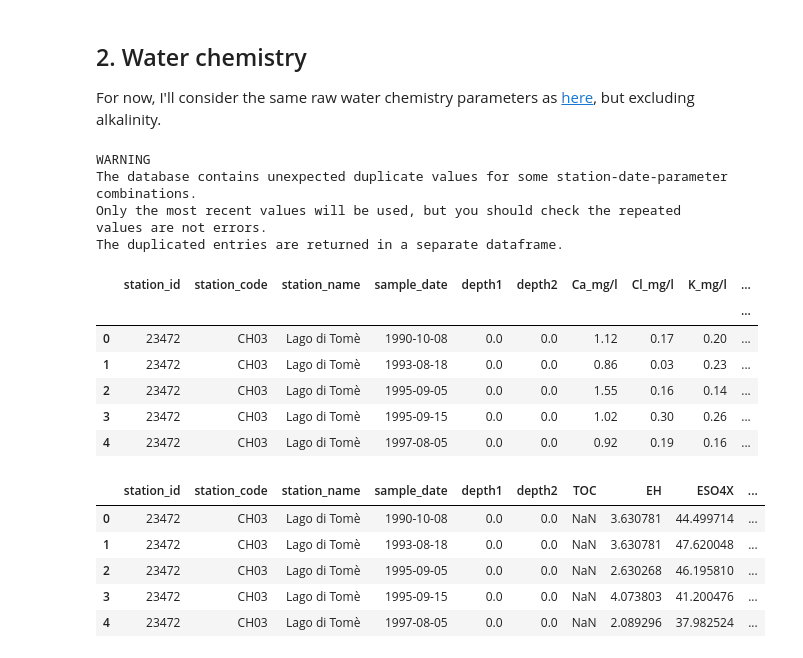
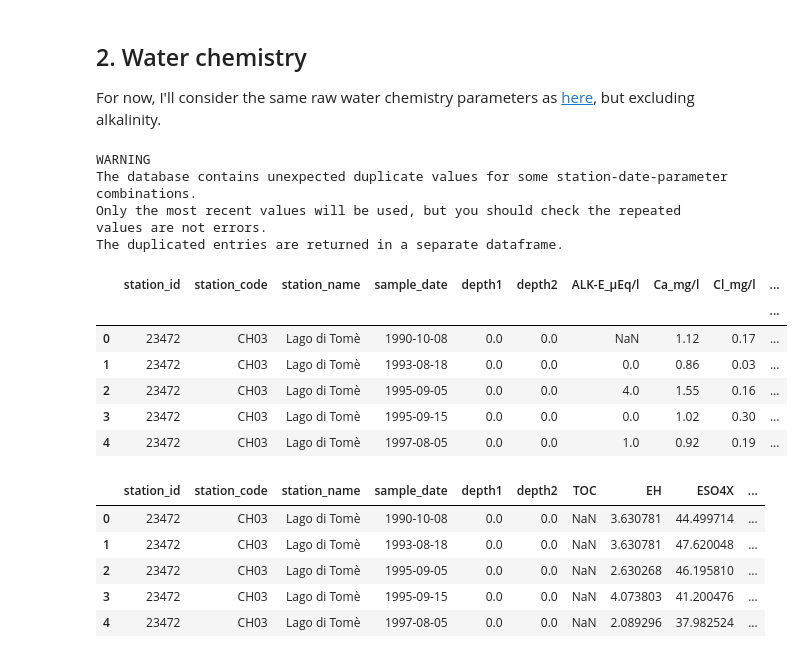
Before and after one commit to JamesSample/icpw, a Jupyter notebook: toc_report_feb_2019_part3.ipynb, the cells around one changed output. Drawn from its saved outputs; the diff is of its cells as text; code cells hidden in the pictures.

```diff
--- a/toc_report_feb_2019_part3.ipynb
+++ b/toc_report_feb_2019_part3.ipynb
@@ -76,33 +77,34 @@ For now, I'll consider the same raw water chemistry parameters as [here](https:/
 # %%
 # User options
 st_dt = '1990-01-01'
 end_dt = '2016-12-31'
 
 # Pars of interest
-pars = ['TOC', 'EH', 'ESO4X', 'ENO3', 'ECaX_EMgX', 'ANC']
-par_list = [1, 5, 6, 7, 8, 11, 12, 13, 14, 49] # All raw pars required to calc those above
+pars = ['TOC', 'EH', 'ESO4X', 'ENO3', 'ECaX_EMgX', 'ANC', 'ALK-E']
+par_list = [1, 5, 6, 7, 8, 11, 12, 13, 14, 49, 65] # All raw pars required to calc those above
 
 # Get chem
 wc_df, dup_df = nivapy.da.select_resa_water_chemistry(stn_df,
                                                       par_list,
                                                       st_dt,
                                                       end_dt,
                                                       eng,
                                                       drop_dups=True,
                                                       lod_flags=False)
+
 wc_df.head()
 # %% [output]
 WARNING
 The database contains unexpected duplicate values for some station-date-parameter combinations.
 Only the most recent values will be used, but you should check the repeated values are not errors.
 The duplicated entries are returned in a separate dataframe.
-|  | station_id | station_code | station_name | sample_date | depth1 | depth2 | Ca_mg/l | Cl_mg/l | K_mg/l | ... |
+|  | station_id | station_code | station_name | sample_date | depth1 | depth2 | ALK-E_µEq/l | Ca_mg/l | Cl_mg/l | ... |
 |  |  |  |  |  |  |  |  |  |  | ... |
-| 0 | 23472 | CH03 | Lago di Tomè | 1990-10-08 | 0.0 | 0.0 | 1.12 | 0.17 | 0.20 | ... |
-| 1 | 23472 | CH03 | Lago di Tomè | 1993-08-18 | 0.0 | 0.0 | 0.86 | 0.03 | 0.23 | ... |
-| 2 | 23472 | CH03 | Lago di Tomè | 1995-09-05 | 0.0 | 0.0 | 1.55 | 0.16 | 0.14 | ... |
-| 3 | 23472 | CH03 | Lago di Tomè | 1995-09-15 | 0.0 | 0.0 | 1.02 | 0.30 | 0.26 | ... |
-| 4 | 23472 | CH03 | Lago di Tomè | 1997-08-05 | 0.0 | 0.0 | 0.92 | 0.19 | 0.16 | ... |
+| 0 | 23472 | CH03 | Lago di Tomè | 1990-10-08 | 0.0 | 0.0 | NaN | 1.12 | 0.17 | ... |
+| 1 | 23472 | CH03 | Lago di Tomè | 1993-08-18 | 0.0 | 0.0 | 0.0 | 0.86 | 0.03 | ... |
+| 2 | 23472 | CH03 | Lago di Tomè | 1995-09-05 | 0.0 | 0.0 | 4.0 | 1.55 | 0.16 | ... |
+| 3 | 23472 | CH03 | Lago di Tomè | 1995-09-15 | 0.0 | 0.0 | 0.0 | 1.02 | 0.30 | ... |
+| 4 | 23472 | CH03 | Lago di Tomè | 1997-08-05 | 0.0 | 0.0 | 1.0 | 0.92 | 0.19 | ... |
 # %%
 # Remove units from col names
 idx_cols = ['station_id', 'station_code', 'station_name', 'sample_date', 'depth1', 'depth2']
```
Also changed, not shown: parts of 8 cells of this notebook, 1 other file.
